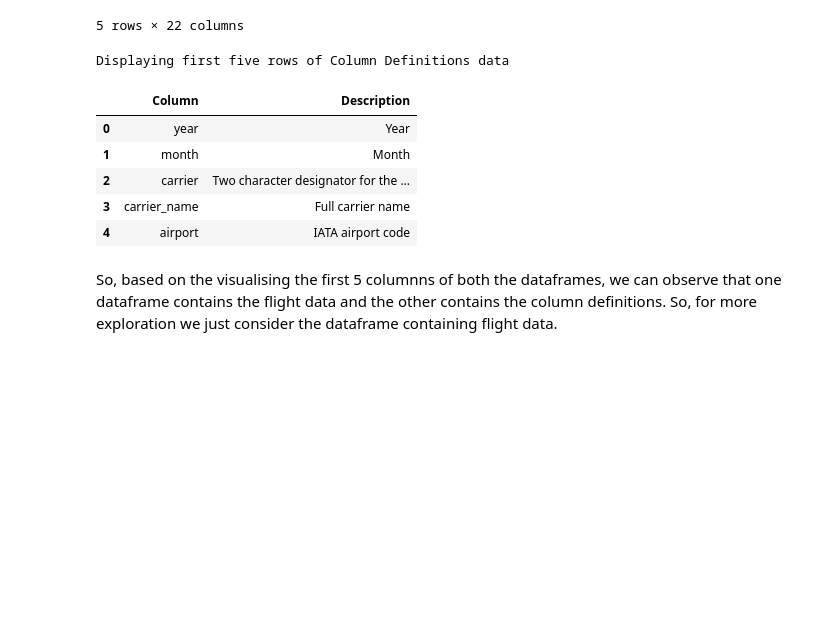
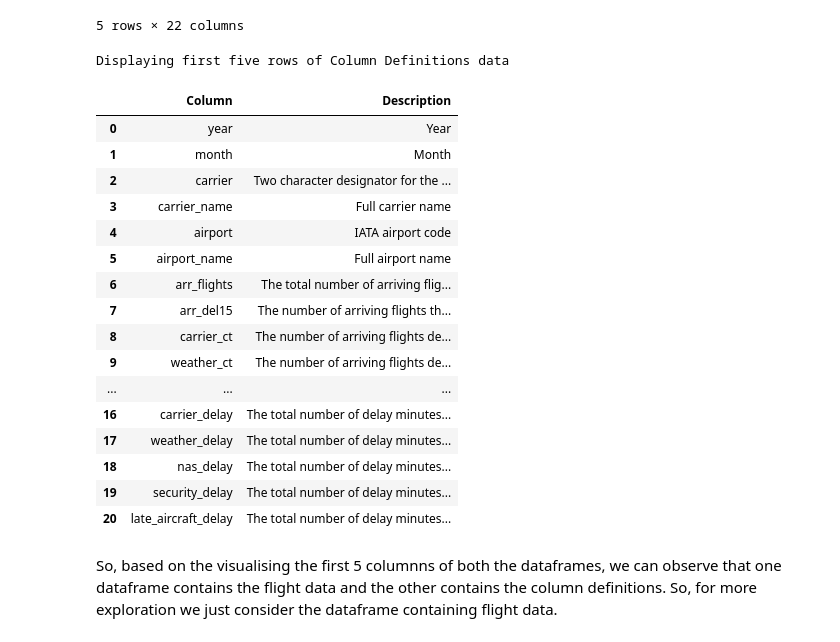
Before and after one commit to shayari21/Flight-Delay-Analysis, a Jupyter notebook: Data_Analysis.ipynb, the cells around one changed output. Saved outputs shown, nothing was run; the diff lists cells and outputs as text; code cells hidden in the pictures; blank space fills up the shorter version.

```diff
--- a/Data_Analysis.ipynb
+++ b/Data_Analysis.ipynb
@@ -30,15 +30,26 @@ Displaying first five rows of Flight data
 5 rows × 22 columns
 # %%
 print("Displaying first five rows of Column Definitions data")
-column_definition_df.head()
+column_definition_df.head(22)
 # %% [output]
 Displaying first five rows of Column Definitions data
 |  | Column | Description |
 | 0 | year | Year |
 | 1 | month | Month |
 | 2 | carrier | Two character designator for the ... |
 | 3 | carrier_name | Full carrier name |
 | 4 | airport | IATA airport code |
+| 5 | airport_name | Full airport name |
+| 6 | arr_flights | The total number of arriving flig... |
+| 7 | arr_del15 | The number of arriving flights th... |
+| 8 | carrier_ct | The number of arriving flights de... |
+| 9 | weather_ct | The number of arriving flights de... |
+| ... | ... | ... |
+| 16 | carrier_delay | The total number of delay minutes... |
+| 17 | weather_delay | The total number of delay minutes... |
+| 18 | nas_delay | The total number of delay minutes... |
+| 19 | security_delay | The total number of delay minutes... |
+| 20 | late_aircraft_delay | The total number of delay minutes... |
 # %% [markdown]
 So, based on the visualising the first 5 columnns of both the dataframes, we can observe that one dataframe contains the flight data and the other contains the column definitions. So, for more exploration we just consider the dataframe containing flight data.
 # %%
```
Also changed, not shown: parts of 9 cells of this notebook.
